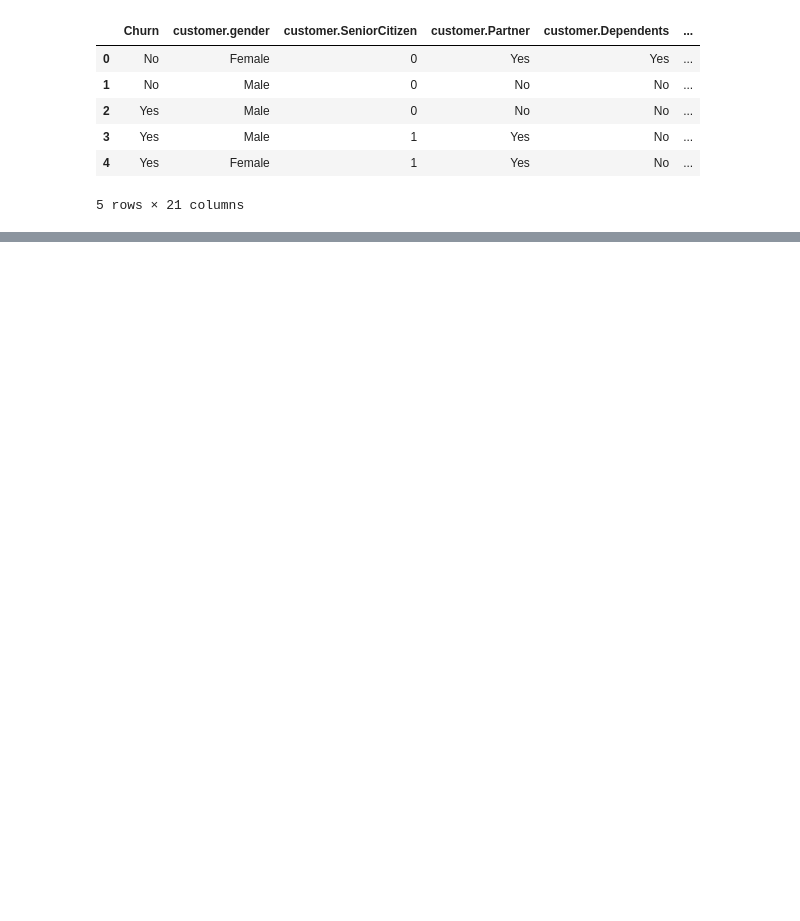
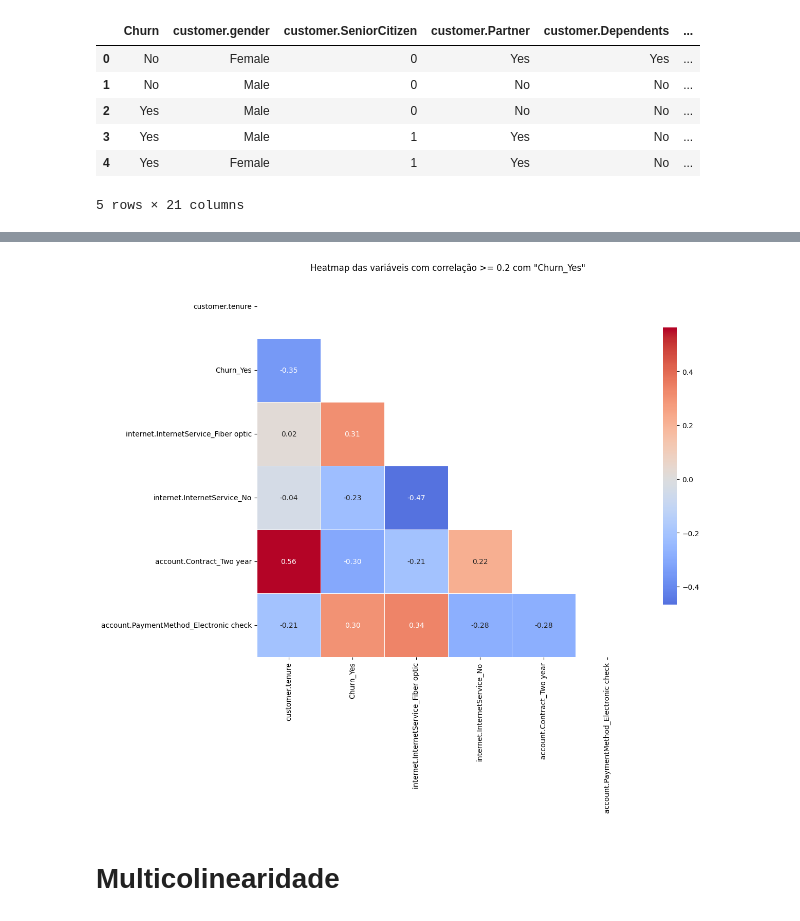
Before and after one commit to DuillesAD/Televcom_parte2, a Jupyter notebook: TelecomX_parte2.ipynb, the cells around one changed output, grey strips where cells are left out. Drawn from its saved outputs; the diff is of its cells as text; code cells hidden in the pictures; blank space fills up the shorter version.

```diff
--- a/TelecomX_parte2.ipynb
+++ b/TelecomX_parte2.ipynb
@@ -144,0 +215,40 @@ X_res, y_res = smote.fit_resample(X, y)
+# %%
+# Definir a variável alvo
+target_var = 'Churn_Yes'
+
+# Definir o limiar mínimo de correlação absoluta para seleção
+limiar = 0.2
+
+# Filtrar variáveis que tenham correlação absoluta >= limiar com a variável alvo
+# Isso cria uma lista com as variáveis relevantes
+variaveis_relevantes = corr.index[abs(corr[target_var]) >= limiar].tolist()
+
+# Garantir que a variável alvo está na lista (se não estiver, adiciona)
+if target_var not in variaveis_relevantes:
+    variaveis_relevantes.append(target_var)
+
+# Criar uma matriz de correlação somente com as variáveis selecionadas
+corr_filtrada = corr.loc[variaveis_relevantes, variaveis_relevantes]
+
+# Gerar uma máscara para esconder o triângulo superior da matriz (incluindo diagonal)
+mascara = np.triu(np.ones_like(corr_filtrada, dtype=bool))
+
+# Plotar o heatmap com a máscara aplicada para melhor visualização
+plt.figure(figsize=(12,10))
+sns.heatmap(
+    corr_filtrada,
+    annot=True,
+    fmt=".2f",
+    cmap='coolwarm',
+    center=0,
+    square=True,
+    linewidths=0.5,
+    cbar_kws={"shrink": 0.7},
+    mask=mascara
+)
+plt.title(f'Heatmap das variáveis com correlação >= {limiar} com "{target_var}"')
+plt.show()
+# %% [output]
+[figure, added]
+# %% [markdown]
+# Multicolinearidade
```
Also changed, not shown: parts of 36 cells of this notebook.
